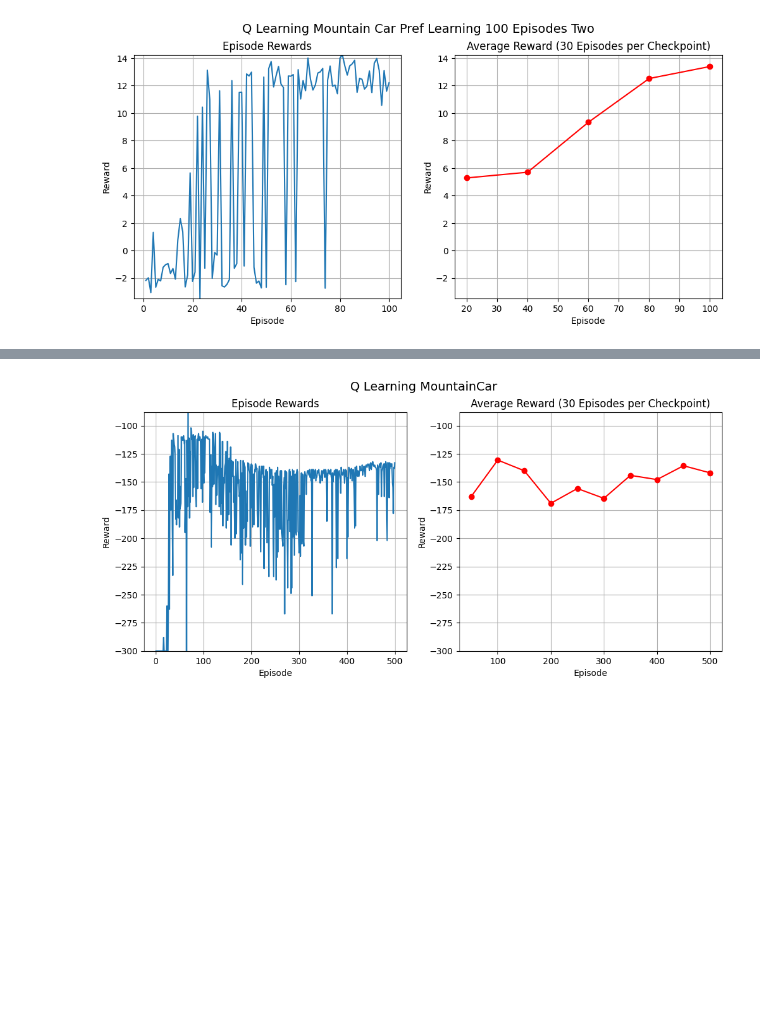
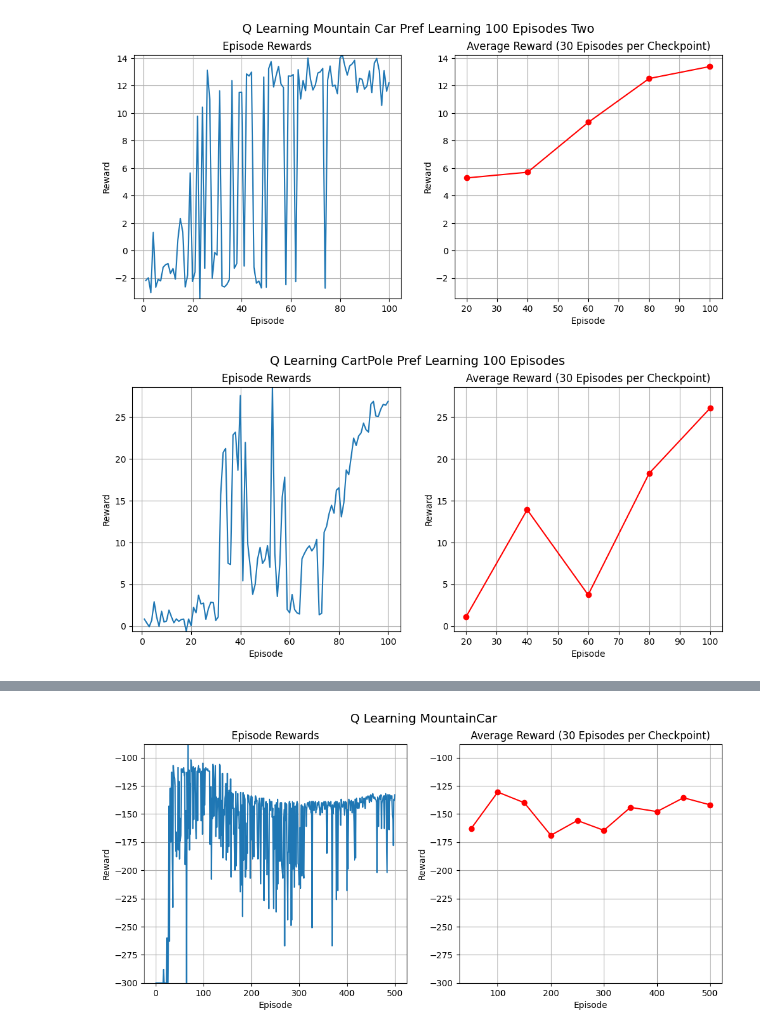
Before and after one commit to BurmanT/TAMER, a Jupyter notebook: plotting_results.ipynb, the cells around one changed output, grey strips where cells are left out. Saved outputs shown, nothing was run; the diff lists cells and outputs as text; code cells hidden in the pictures; blank space fills up the shorter version.

```diff
--- a/plotting_results.ipynb
+++ b/plotting_results.ipynb
@@ -71,3 +77,8 @@ df_mc_save_eval_two = pd.read_csv("/Users/tanushreeburman/HumanFeedbackRL/TAMER/
 plot_episodic_rewards(df_mc_save_eval_two, "Q Learning Mountain Car Pref Learning 100 Episodes Two")
 # %% [output]
 [figure]
+# %%
+df_cp_pref_learning = pd.read_csv("/Users/tanushreeburman/HumanFeedbackRL/TAMER/tamer/logs/episode/cp_pref_learning_100eps_300ts.csv")
+plot_episodic_rewards(df_cp_pref_learning, "Q Learning CartPole Pref Learning 100 Episodes")
+# %% [output]
+[figure, added]
```
Also changed, not shown: parts of 4 cells of this notebook, 6 other files.
